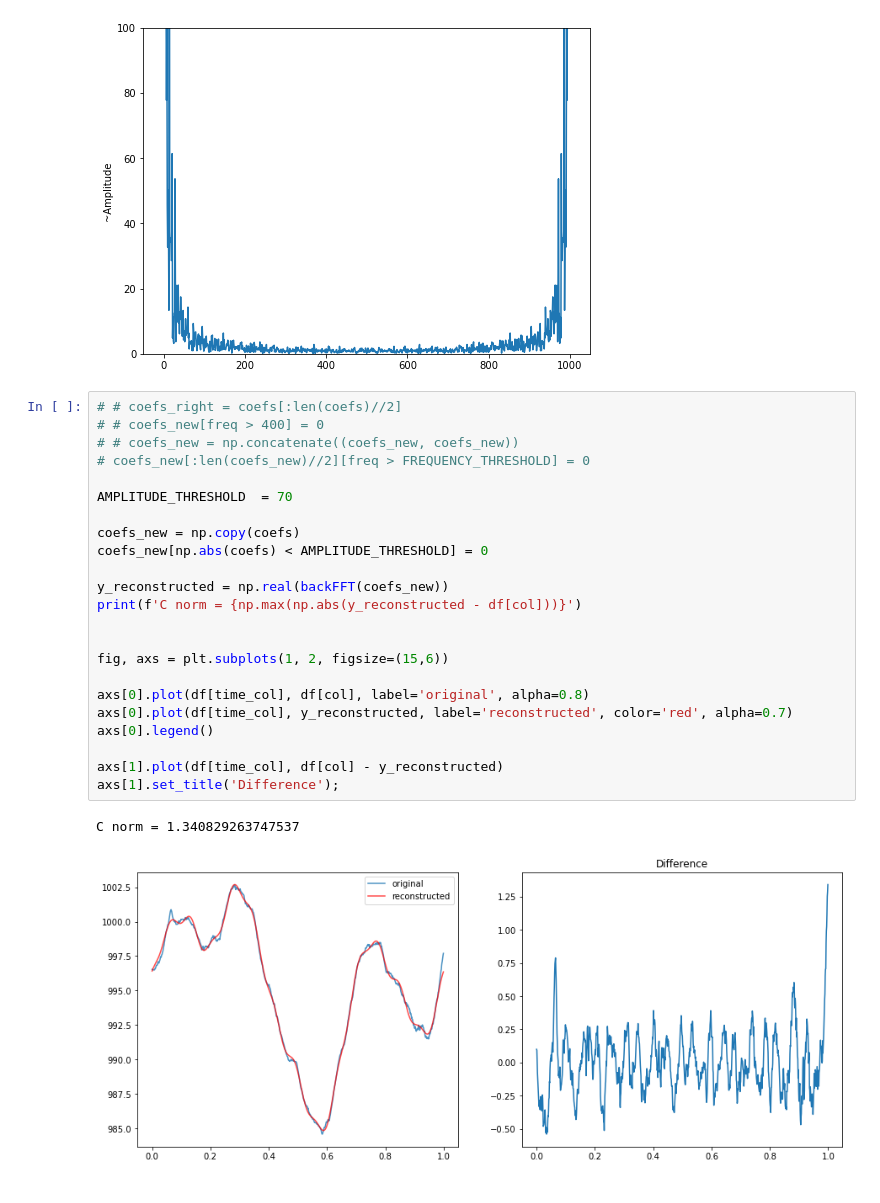
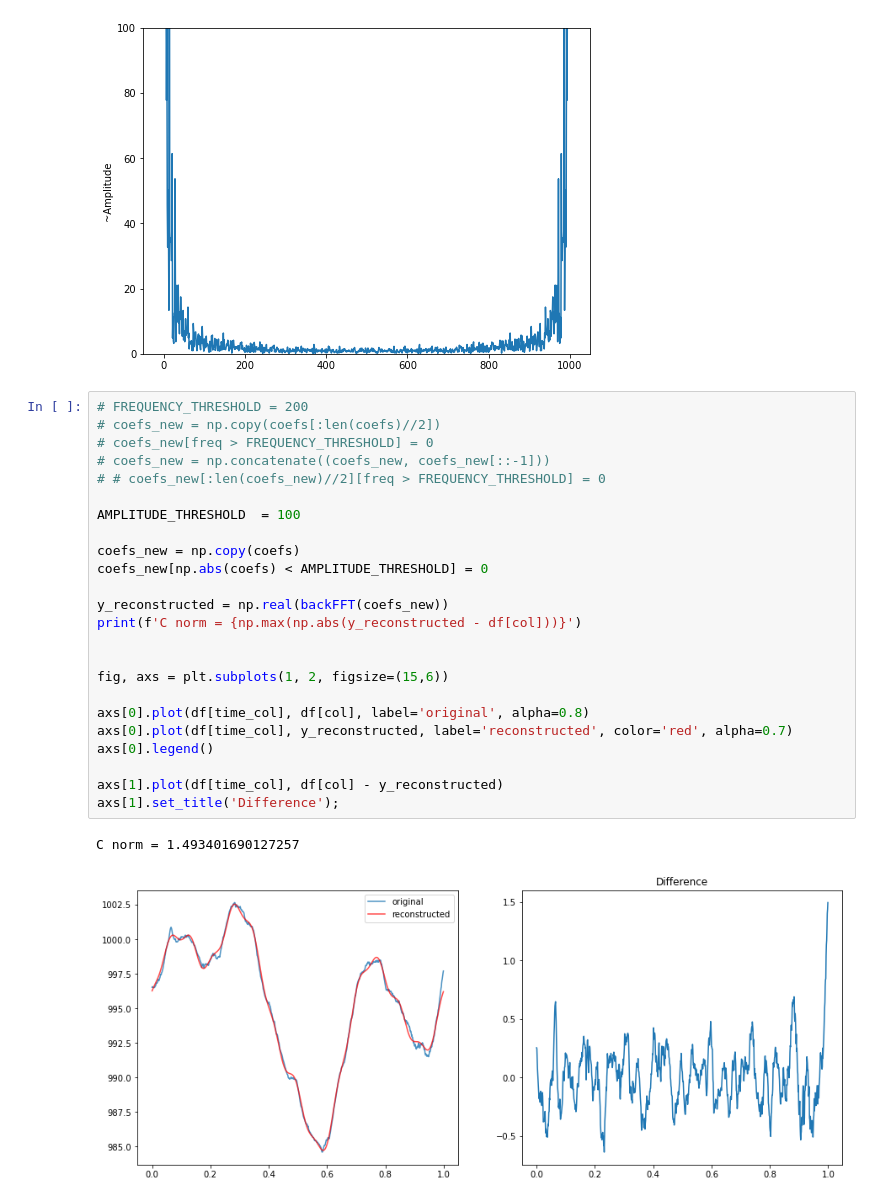
Before and after one commit to maxxxims/belki, a Jupyter notebook: FFT.ipynb, the cells around one changed output. Cells and saved outputs as stored; diff of their text form.

```diff
--- a/FFT.ipynb
+++ b/FFT.ipynb
@@ -118,28 +118,29 @@ plt.ylim([0, 100])
 (0.0, 100.0)
 [figure]
 # %%
-# # coefs_right = coefs[:len(coefs)//2]
-# # coefs_new[freq > 400] = 0
-# # coefs_new = np.concatenate((coefs_new, coefs_new))
-# coefs_new[:len(coefs_new)//2][freq > FREQUENCY_THRESHOLD] = 0
+# FREQUENCY_THRESHOLD = 200
+# coefs_new = np.copy(coefs[:len(coefs)//2])
+# coefs_new[freq > FREQUENCY_THRESHOLD] = 0
+# coefs_new = np.concatenate((coefs_new, coefs_new[::-1]))
+# # coefs_new[:len(coefs_new)//2][freq > FREQUENCY_THRESHOLD] = 0
 
-AMPLITUDE_THRESHOLD  = 70
+AMPLITUDE_THRESHOLD  = 100
 
 coefs_new = np.copy(coefs)
 coefs_new[np.abs(coefs) < AMPLITUDE_THRESHOLD] = 0
 
 y_reconstructed = np.real(backFFT(coefs_new))
 print(f'C norm = {np.max(np.abs(y_reconstructed - df[col]))}')
 
 
 fig, axs = plt.subplots(1, 2, figsize=(15,6))
 
 axs[0].plot(df[time_col], df[col], label='original', alpha=0.8)
 axs[0].plot(df[time_col], y_reconstructed, label='reconstructed', color='red', alpha=0.7)
 axs[0].legend()
 
 axs[1].plot(df[time_col], df[col] - y_reconstructed)
 axs[1].set_title('Difference');
 # %% [output]
-C norm = 1.340829263747537
+C norm = 1.493401690127257
-[figure, old version]
+[figure, new version]
```
Also changed, not shown: 2 other files.
